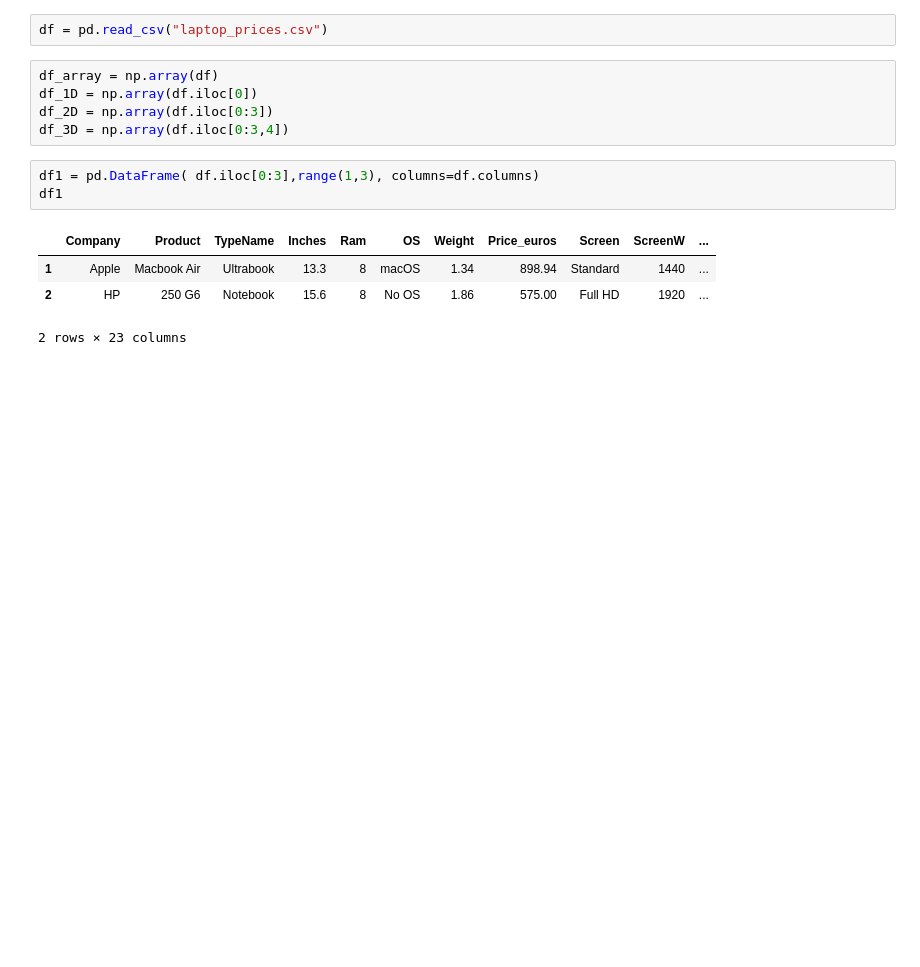
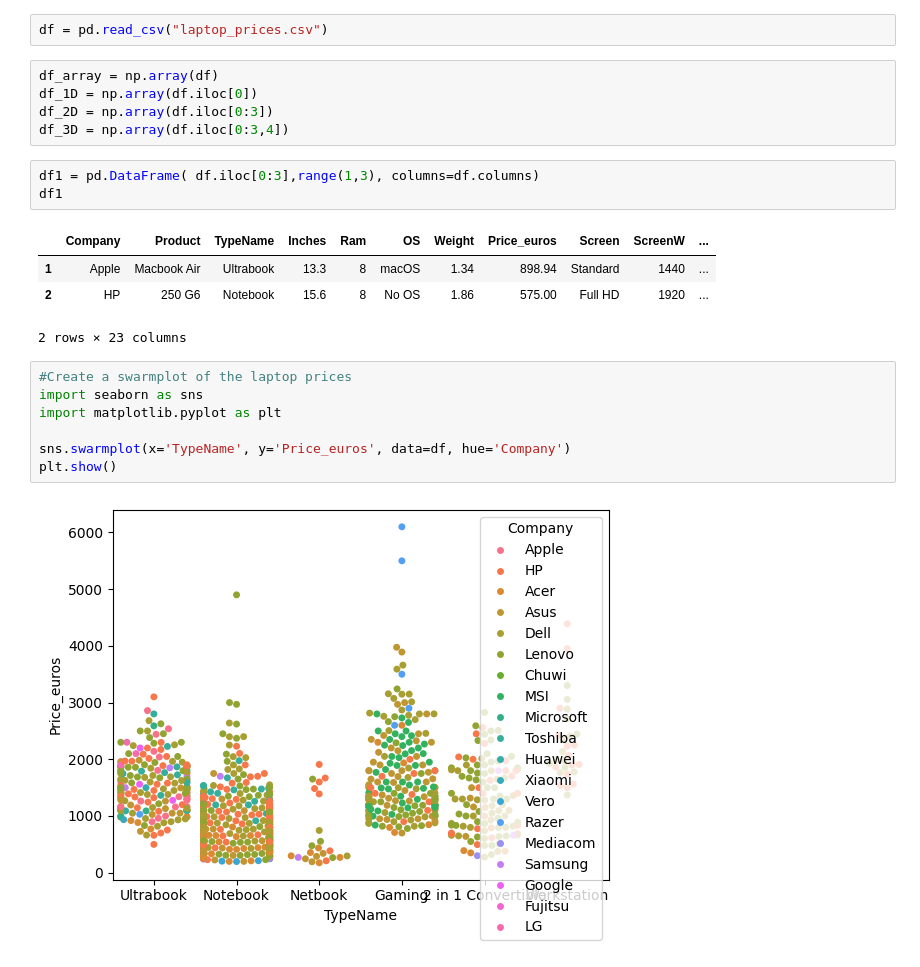
Before and after one commit to Lam2y/Data-Analytics, a Jupyter notebook: Datasets/Laptop Prices/Laptop.ipynb, the cells around one changed output. Cells and saved outputs as stored; diff of their text form; blank space fills up the shorter version.

Commit message:
Completed seaborn exercise 1, numpy and pandas exercise 2

```diff
--- a/Datasets/Laptop Prices/Laptop.ipynb
+++ b/Datasets/Laptop Prices/Laptop.ipynb
@@ -24,3 +16,12 @@ df1
 | 1 | Apple | Macbook Air | Ultrabook | 13.3 | 8 | macOS | 1.34 | 898.94 | Standard | 1440 | ... |
 | 2 | HP | 250 G6 | Notebook | 15.6 | 8 | No OS | 1.86 | 575.00 | Full HD | 1920 | ... |
 2 rows × 23 columns
+# %%
+#Create a swarmplot of the laptop prices
+import seaborn as sns
+import matplotlib.pyplot as plt
+
+sns.swarmplot(x='TypeName', y='Price_euros', data=df, hue='Company')
+plt.show()
+# %% [output]
+[figure, added]
```
Also changed, not shown: parts of 2 cells of this notebook, 5 other files.
